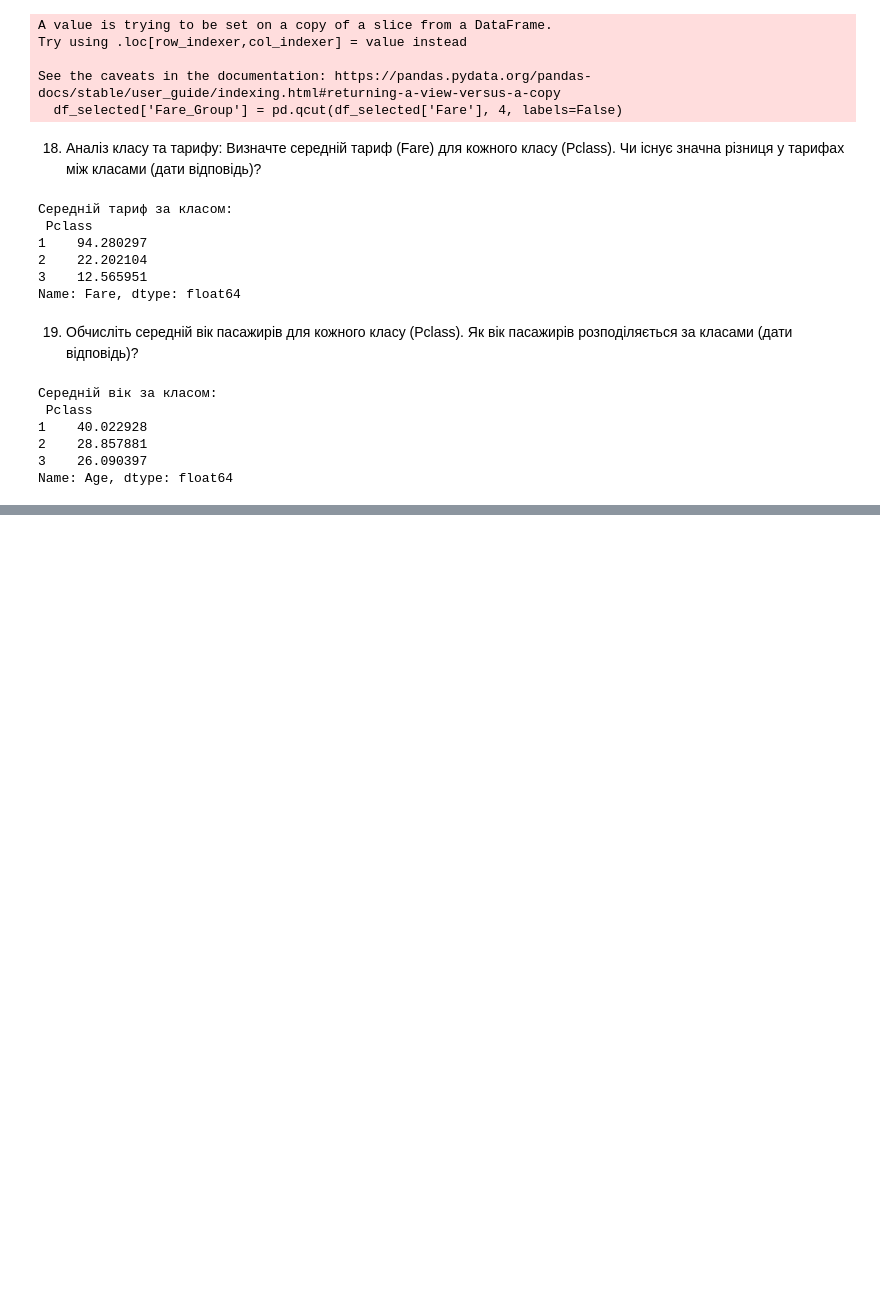
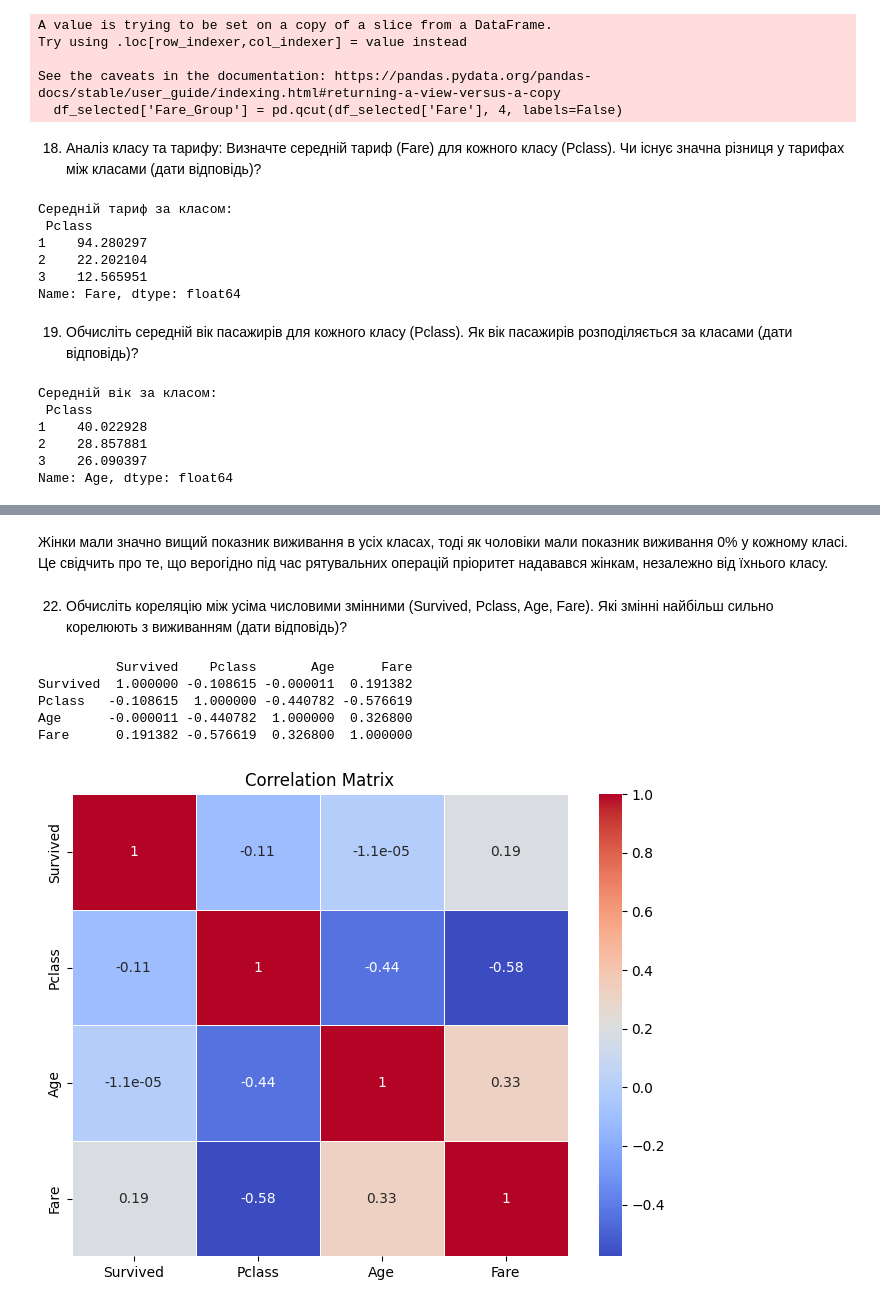
Before and after one commit to AnastasiaPalmer/ML_2, a Jupyter notebook: Паламарчук_ПР2_17.ipynb, the cells around one changed output, grey strips where cells are left out. Cells and saved outputs as stored; diff of their text form; code cells hidden in the pictures; blank space fills up the shorter version.

```diff
--- a/Паламарчук_ПР2_17.ipynb
+++ b/Паламарчук_ПР2_17.ipynb
@@ -638,0 +678,26 @@ Name: Age, dtype: float64
+# %% [markdown]
+Жінки мали значно вищий показник виживання в усіх класах, тоді як чоловіки мали показник виживання 0% у кожному класі. Це свідчить про те, що верогідно під час рятувальних операцій пріоритет надавався жінкам, незалежно від їхнього класу.
+# %% [markdown]
+22. Обчисліть кореляцію між усіма числовими змінними (Survived,
+Pclass, Age, Fare). Які змінні найбільш сильно корелюють з
+виживанням (дати відповідь)?
+# %%
+# Обчислення кореляції
+correlation_matrix = df_selected[['Survived', 'Pclass', 'Age', 'Fare']].corr()
+
+print(correlation_matrix)
+
+# Візуалізація кореляційної матриці
+import seaborn as sns
+
+plt.figure(figsize=(8, 6))
+sns.heatmap(correlation_matrix, annot=True, cmap='coolwarm', linewidths=0.5)
+plt.title('Correlation Matrix')
+plt.show()
+# %% [output]
+          Survived    Pclass       Age      Fare
+Survived  1.000000 -0.108615 -0.000011  0.191382
+Pclass   -0.108615  1.000000 -0.440782 -0.576619
+Age      -0.000011 -0.440782  1.000000  0.326800
+Fare      0.191382 -0.576619  0.326800  1.000000
+[figure, added]
```
Also changed, not shown: parts of 6 cells of this notebook.
